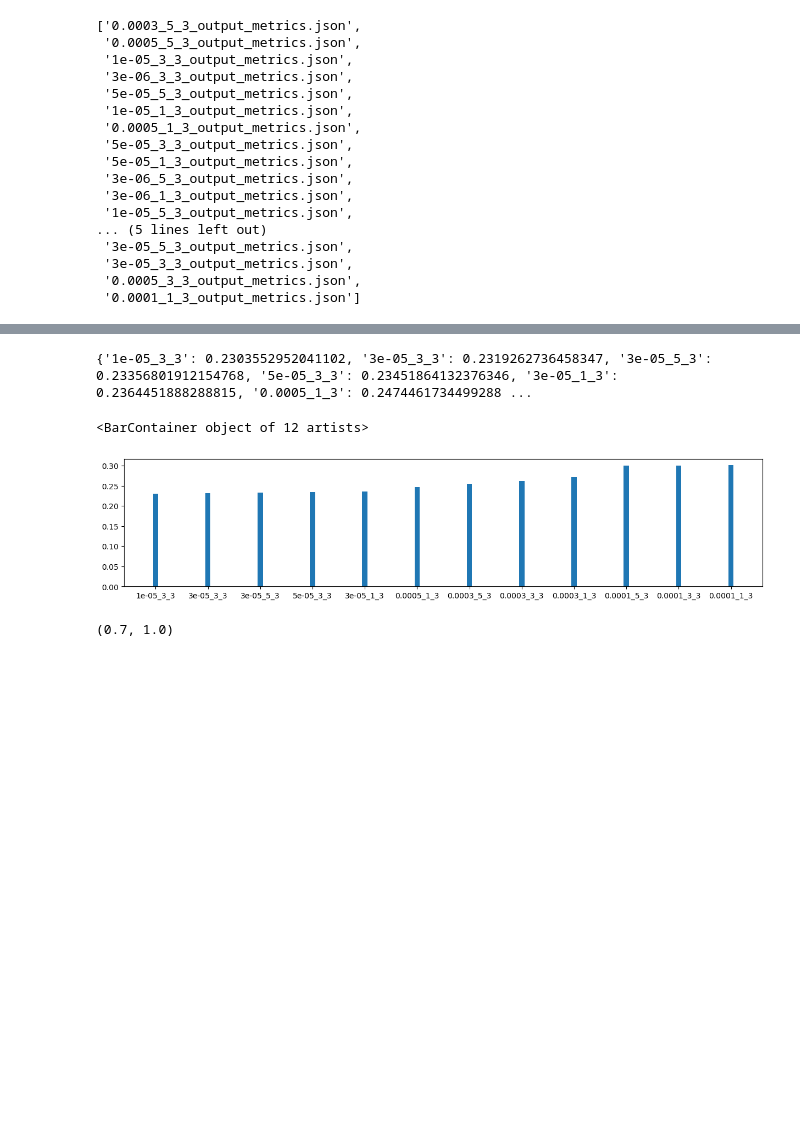
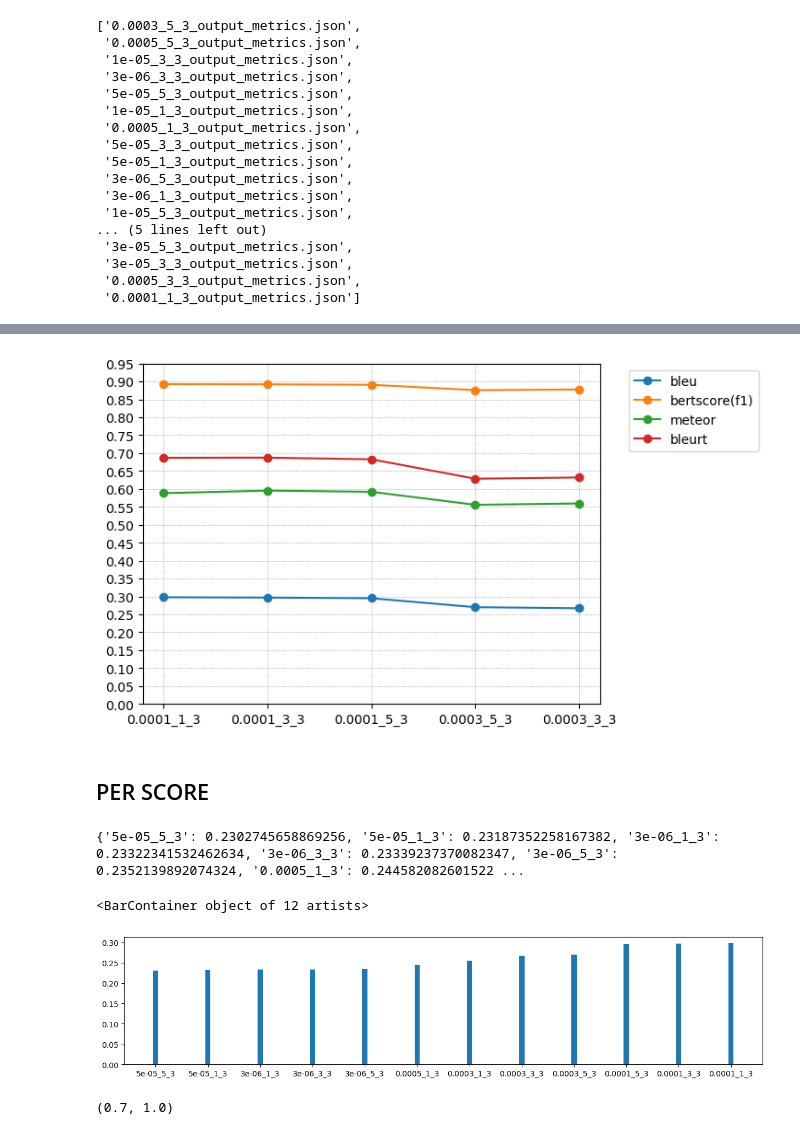
Before and after one commit to traopia/KGNarrative, a Jupyter notebook: results/hyperParams_res.ipynb, the cells around one changed output, grey strips where cells are left out. Drawn from its saved outputs; the diff is of its cells as text; code cells hidden in the pictures; blank space fills up the shorter version.

```diff
--- a/results/hyperParams_res.ipynb
+++ b/results/hyperParams_res.ipynb
@@ -11,9 +12,13 @@ import matplotlib.pyplot as plt
 # %% [output]
 Instances_KG  Instances_list  multi_Subclasses_KG  Subclasses_KG  Types_KG
 # %%
-exp='webnlg_semantic_results'
-#exp_columns=['entities_list','semantic_of_news']
-exp_columns=['Instances_KG' , 'Instances_list' , 'multi_Subclasses_KG' , 'Subclasses_KG' , 'Types_KG']
+#exp='webnlg_semantic_results'
+#exp_columns=['Instances_list', 'Instances_KG' , 'Types_KG', 'Subclasses_KG' , 'multi_Subclasses_KG' ]
+
+exp='webnlg_reification_results'
+exp_columns=['entities_list','semantic_of_news']
+
+
 results=[]
 for i in exp_columns:
     path=f'./webnlgResults/{exp}/{i}/output_metrics.txt'
@@ -35,8 +40,11 @@ for i in exp_columns:
     gpuUSED=data[7]['gpu']
 
     scores=[i,bluu,google_bleu,meteor,bertscore,bleurt,parent_score,training_duration,gpuUSED]
+    scores=[bluu,google_bleu,meteor,bertscore,bleurt,parent_score]
+    scores=[round(x,3) for x in scores]
+    scores=[(" ").join(i.split("_"))]+scores
     results.append(scores)
-    for score in data:
+    for score in scores:
         print(score)
 
     d1=pd.DataFrame(data)
@@ -57,7 +84,7 @@ df1
 # %% [markdown]
 ## GRAPHS
 # %%
-names=os.listdir('./gridsearch_results/Instances')
+names=os.listdir('./webnlg_gridsearch/Instances2/')
 names
 # %% [output]
 ['0.0003_5_3_output_metrics.json',
@@ -82,12 +109,21 @@ blues={}
 bertscores={}
 meteors={}
 bleurts={}
+df_list=[]
 for n in names:
-    with open(f'./gridsearch_results/Instances/{n}','r') as f:
+    print(n)
+    with open(f'./webnlg_gridsearch/Instances2/{n}','r') as f:
         scores = json.load(f)
         vals=n.split('_output_')[0]
         #print(vals)        #print(scores[1])
+
         blues[vals]=scores[1]['bleu']
         bertscores[vals]=scores[4]['Bert_Score']['f1']
         meteors[vals]=scores[3]['meteor']
         bleurts[vals]=scores[5]['bleurt_score']
+
+        df_list.append((vals,scores[1]['bleu'],scores[4]['Bert_Score']['f1'],scores[3]['meteor'],scores[5]['bleurt_score']))
+
+
+df = pd.DataFrame(df_list, columns=['vals', 'bleu', 'bertscore(f1)','meteor','bleurt'])
+df = df.sort_values(by='bleu', ascending=False).head(5)
@@ -94,3 +157,17 @@ for n in names:
+# %%
+plt.plot(df['vals'], df['bleu'],label='bleu',marker='o')
+plt.plot(df['vals'], df['bertscore(f1)'],label='bertscore(f1)',marker='o')
+plt.plot(df['vals'], df['meteor'],label='meteor',marker='o')
+plt.plot(df['vals'], df['bleurt'],label='bleurt',marker='o')
+plt.legend(bbox_to_anchor=(1.05, 1), loc='upper left')
+plt.grid(color='grey', linestyle=':', linewidth=0.5)
+yticks = np.arange(0, 1, 0.05)
+plt.yticks(yticks)
+plt.show()
+# %% [output]
+[figure, added]
+# %% [markdown]
+## PER SCORE
 # %%
 
 blues={k: v for k, v in sorted(blues.items(), key=lambda item: item[1]) if v>0.23}
@@ -101,7 +178,7 @@ plt.figure(figsize=(15, 3))  # width:20, height:3
 plt.bar((blues.keys()),blues.values(),width=0.1)
 #plt.bar(range(len(my_dict)), my_dict.values(), align='edge', width=0.3)
 # %% [output]
-{'1e-05_3_3': 0.2303552952041102, '3e-05_3_3': 0.2319262736458347, '3e-05_5_3': 0.23356801912154768, '5e-05_3_3': 0.23451864132376346, '3e-05_1_3': 0.2364451888288815, '0.0005_1_3': 0.2474461734499288 ...
+{'5e-05_5_3': 0.2302745658869256, '5e-05_1_3': 0.23187352258167382, '3e-06_1_3': 0.23322341532462634, '3e-06_3_3': 0.23339237370082347, '3e-06_5_3': 0.2352139892074324, '0.0005_1_3': 0.244582082601522 ...
 <BarContainer object of 12 artists>
 [figure]
 # %%
```
Also changed, not shown: parts of 9 cells of this notebook, 3 other files.
